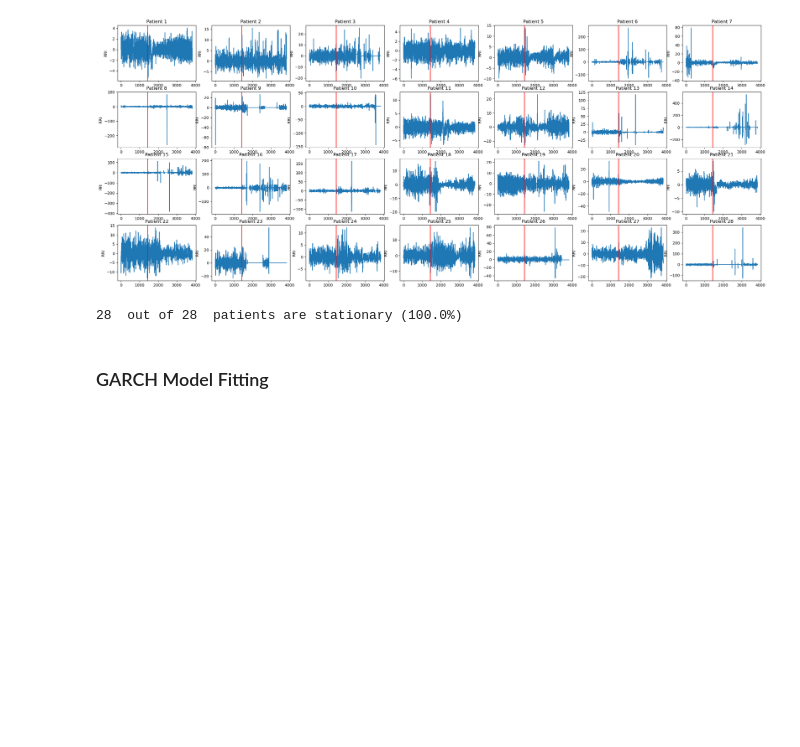
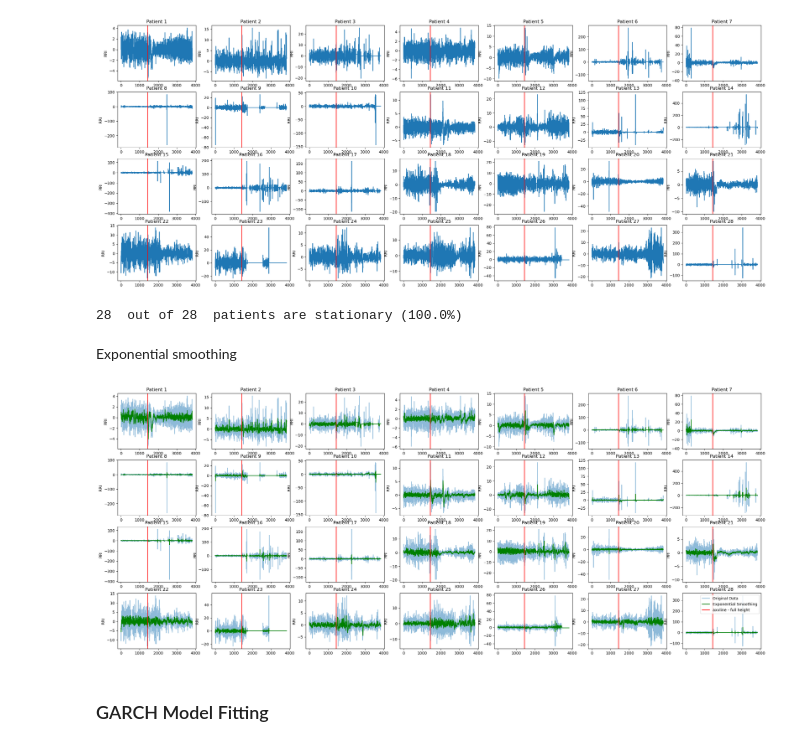
Before and after one commit to celisa/Heart-Rate-Variability-Repo, a Jupyter notebook: 02_code/final_project.ipynb, the cells around one changed output. Drawn from its saved outputs; the diff is of its cells as text; code cells hidden in the pictures; blank space fills up the shorter version.

```diff
--- a/02_code/final_project.ipynb
+++ b/02_code/final_project.ipynb
@@ -147,5 +149,24 @@ rris_diff = differenced_rris(rris, periods = 1)
 rris_diff.to_csv("rris_diff.csv", index = False)
 # %%
 rris.drop("time", axis = 1, inplace = False).to_csv("rris.csv", index = False)
+# %% [markdown]
+Exponential smoothing
+# %%
+# plots for smoothed data
+fig, axs = plt.subplots(4, 7, figsize=(30, 12))
+warnings.filterwarnings("ignore")
+
+for i in range(4):
+    for j in range(7):
+        exp_model = ExponentialSmoothing(rris_diff["rri_" + str(i*7+j+1)], trend = 'add', seasonal = None).fit(smoothing_level = 0.1)
+        axs[i,j].plot(rris['time'][1:], rris_diff["rri_" + str(i*7+j+1)], alpha = 0.5, label = 'Original Data')
+        axs[i,j].plot(rris['time'][1:], exp_model.fittedvalues, color = 'g', label = 'Exponential Smoothing')
+        axs[i,j].set_title('Patient ' + str(i*7+j+1))
+        axs[i,j].set_ylabel('RRI')
+        axs[i, j].axvline(x = 1440, color = 'r', label = 'axvline - full height')
+plt.legend()
+plt.show()
+# %% [output]
+[figure, added]
 # %% [markdown]
 ### GARCH Model Fitting
```
Also changed, not shown: parts of 23 cells of this notebook, 5 other files.
